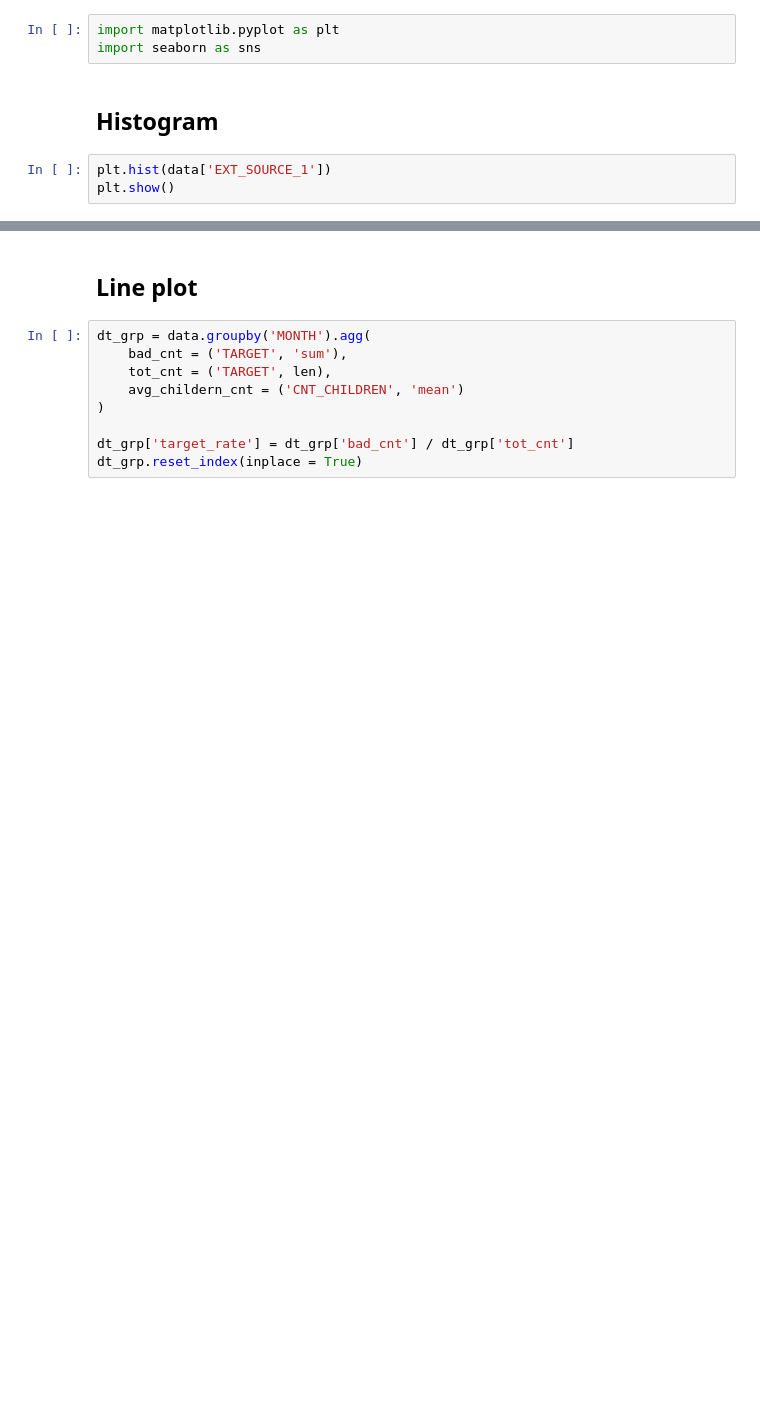
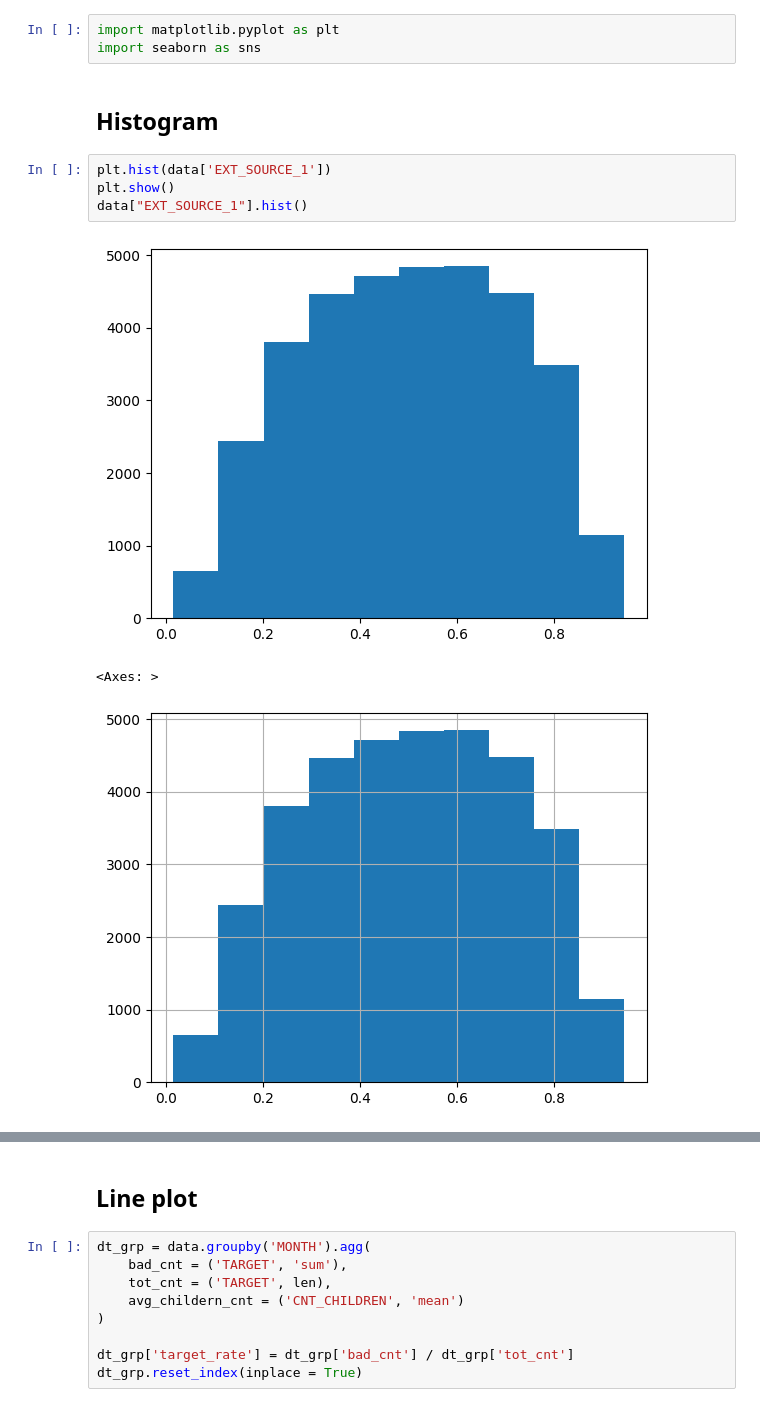
Before and after one commit to Emmak19/data-science-2, a Jupyter notebook: Practicals/02_python_intro/python_intro.ipynb, the cells around one changed output, grey strips where cells are left out. Cells and saved outputs as stored; diff of their text form; blank space fills up the shorter version.

```diff
--- a/Practicals/02_python_intro/python_intro.ipynb
+++ b/Practicals/02_python_intro/python_intro.ipynb
@@ -2227,6 +2567,11 @@ import seaborn as sns
 # %%
 plt.hist(data['EXT_SOURCE_1'])
 plt.show()
+data["EXT_SOURCE_1"].hist()
+# %% [output]
+[figure, added]
+<Axes: >
+[figure, added]
 # %%
 score = 'EXT_SOURCE_1'
 
```
Also changed, not shown: parts of 68 cells of this notebook, 1 other file.
